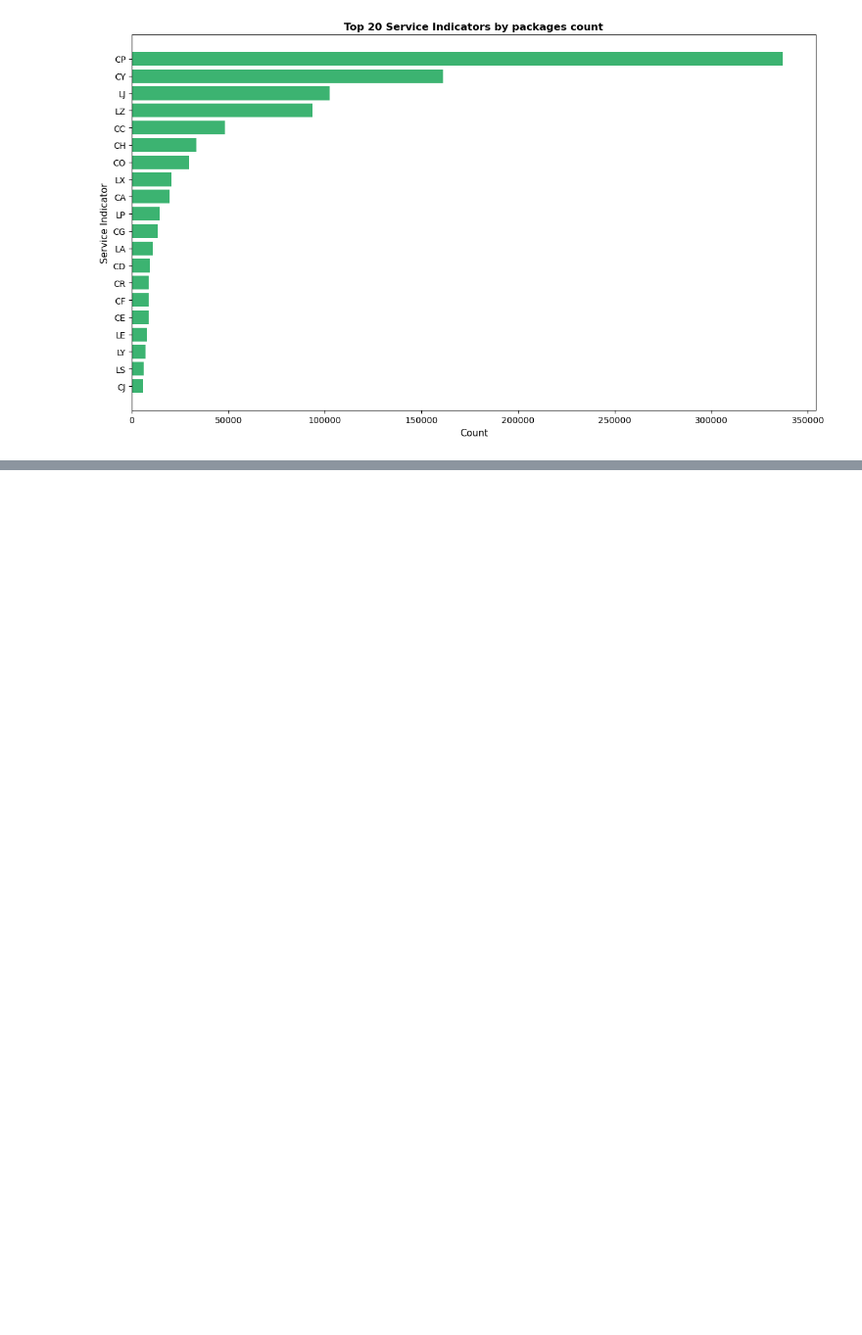
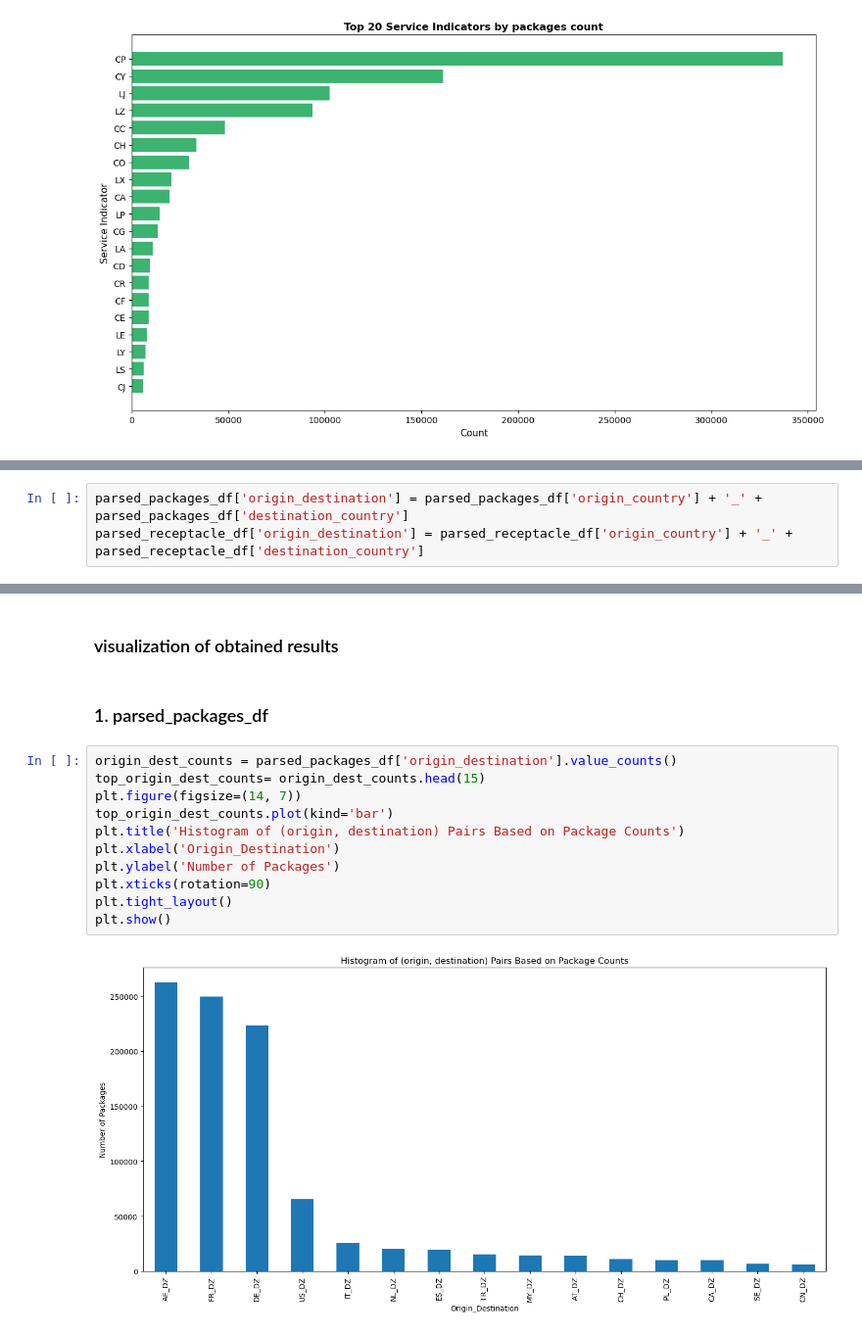
Before and after one commit to DjameelEddine/Data-Mining, a Jupyter notebook: notebooks/EDA.ipynb, the cells around one changed output, grey strips where cells are left out. Shown at 98% size. Drawn from its saved outputs; the diff is of its cells as text; blank space fills up the shorter version.

```diff
--- a/notebooks/EDA.ipynb
+++ b/notebooks/EDA.ipynb
@@ -1339,0 +815,3 @@ plt.show()
+# %%
+parsed_packages_df['origin_destination'] = parsed_packages_df['origin_country'] + '_' + parsed_packages_df['destination_country']
+parsed_receptacle_df['origin_destination'] = parsed_receptacle_df['origin_country'] + '_' + parsed_receptacle_df['destination_country']
@@ -1339,0 +848,17 @@ plt.show()
+# %% [markdown]
+### visualization of obtained results
+# %% [markdown]
+### 1. parsed_packages_df
+# %%
+origin_dest_counts = parsed_packages_df['origin_destination'].value_counts()
+top_origin_dest_counts= origin_dest_counts.head(15)
+plt.figure(figsize=(14, 7))
+top_origin_dest_counts.plot(kind='bar')
+plt.title('Histogram of (origin, destination) Pairs Based on Package Counts')
+plt.xlabel('Origin_Destination')
+plt.ylabel('Number of Packages')
+plt.xticks(rotation=90)
+plt.tight_layout()
+plt.show()
+# %% [output]
+[figure, added]
```
Also changed, not shown: parts of 123 cells of this notebook.
